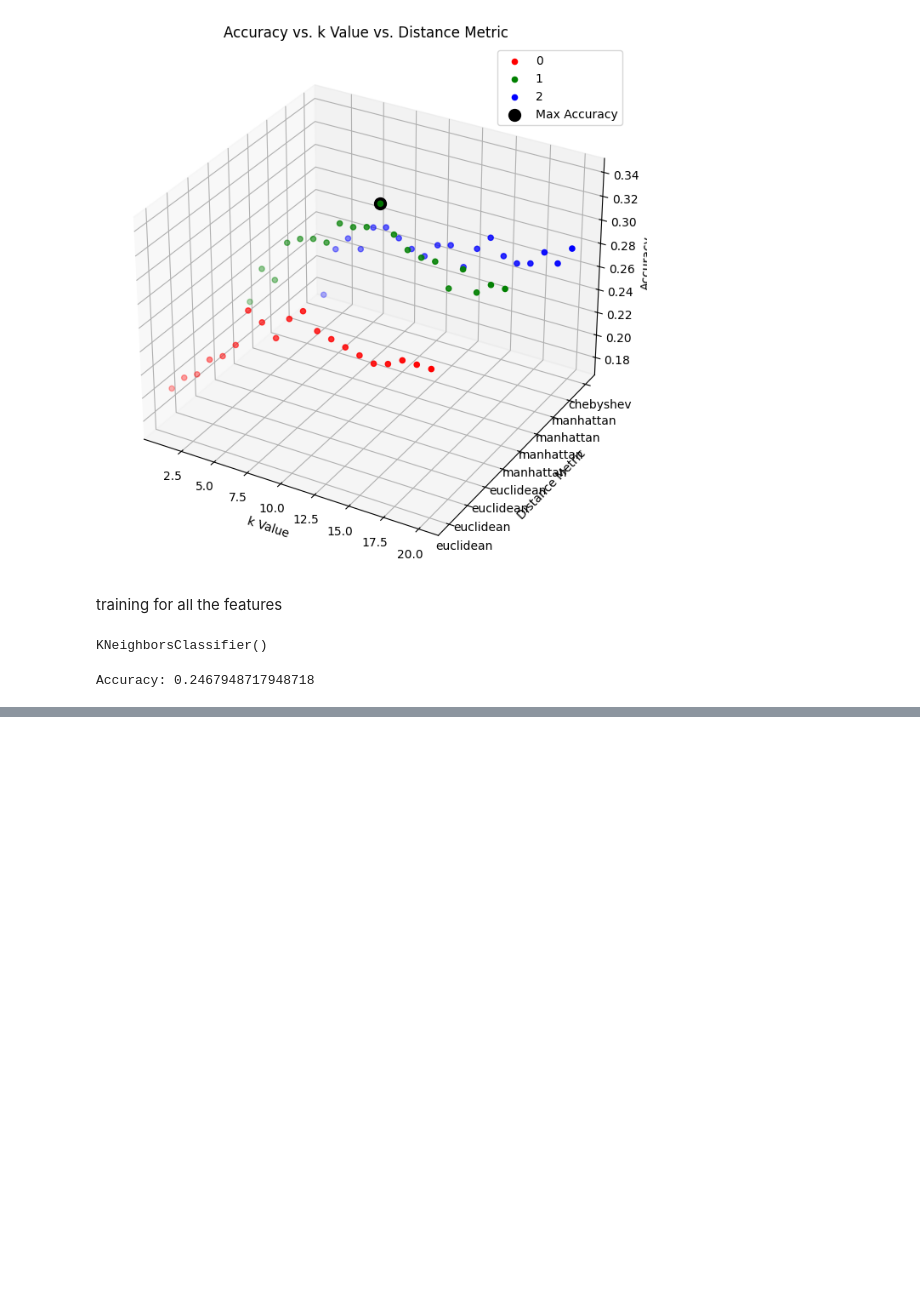
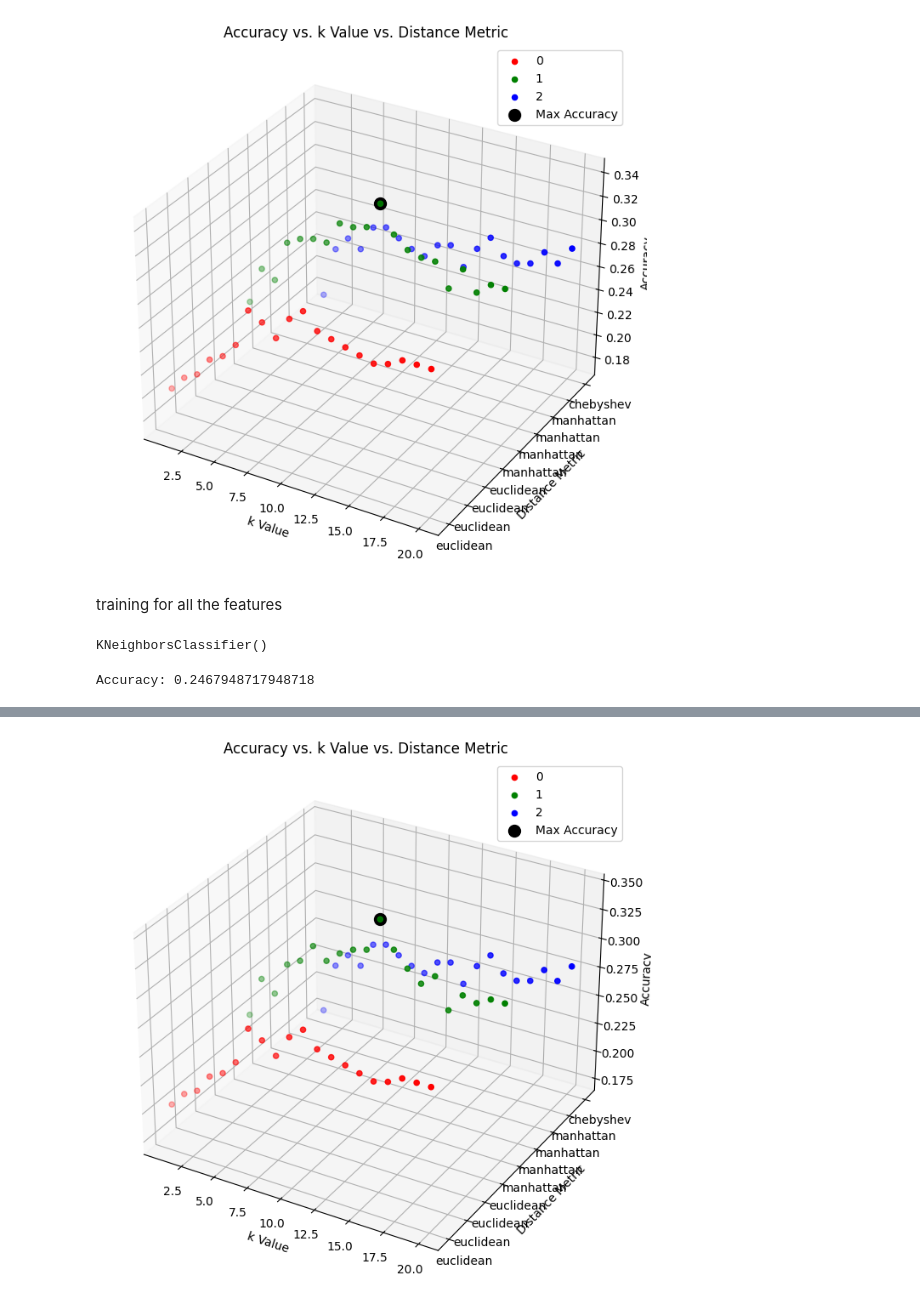
Before and after one commit to adityarathor007/Face_Recognition, a Jupyter notebook: knn.ipynb, the cells around one changed output, grey strips where cells are left out. Cells and saved outputs as stored; diff of their text form; code cells hidden in the pictures; blank space fills up the shorter version.

```diff
--- a/knn.ipynb
+++ b/knn.ipynb
@@ -484,0 +489,33 @@ print("Maximum accuracy:", max_accuracy)
+# %%
+# Plotting the 3D graph
+fig = plt.figure(figsize=(10, 8))
+ax = fig.add_subplot(111, projection='3d')
+
+# Define colors for each distance metric
+colors = ['r', 'g', 'b']
+
+# Plotting the data points for each distance metric
+for metric, color in zip(distance_metric_mapping.values(), colors):
+    indices = np.where(np.array(distance_metric_plot) == metric)
+    ax.scatter(np.array(k_values_plot)[indices], np.array(distance_metric_plot)[indices], np.array(accuracy_plot)[indices], c=color, marker='o', label=metric)
+
+# Highlighting the point with the maximum accuracy
+max_accuracy_index = accuracy_plot.index(max_accuracy)
+ax.scatter(k_values_plot[max_accuracy_index], distance_metric_plot[max_accuracy_index], accuracy_plot[max_accuracy_index], c='k', marker='o', s=100, label='Max Accuracy')
+
+# Setting labels for axes
+ax.set_xlabel('k Value')
+ax.set_ylabel('Distance Metric')
+ax.set_zlabel('Accuracy')
+ax.set_title('Accuracy vs. k Value vs. Distance Metric')
+
+# Reversing the mapping for distance metrics to show the correct labels
+distance_metric_labels = {v: k for k, v in distance_metric_mapping.items()}
+ax.set_yticklabels([distance_metric_labels[int(tick)] for tick in ax.get_yticks()])
+
+# Show legend
+ax.legend()
+
+plt.show()
+# %% [output]
+[figure, added]
```
Also changed, not shown: parts of 1 cell of this notebook.
